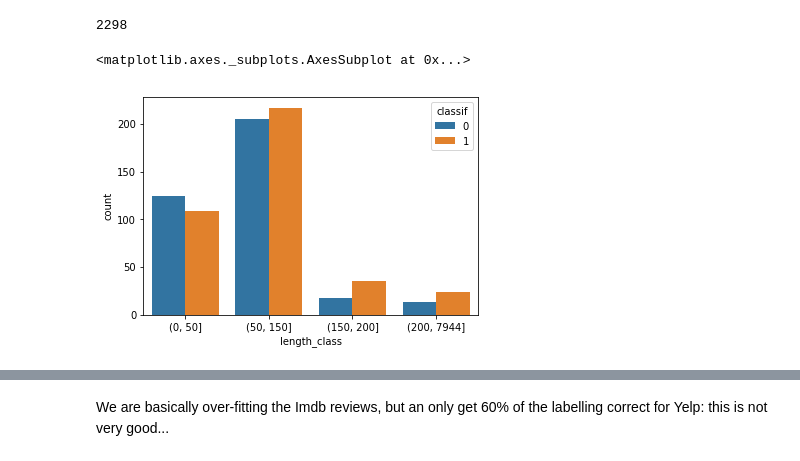
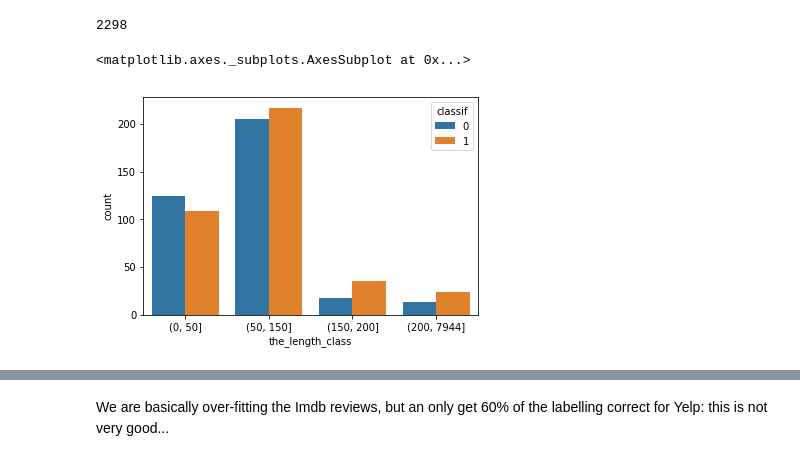
Before and after one commit to percevalve/test, a Jupyter notebook: Naive Bayes sentiment analysis.ipynb, the cells around one changed output, grey strips where cells are left out. Cells and saved outputs as stored; diff of their text form; code cells hidden in the pictures.

```diff
--- a/Naive Bayes sentiment analysis.ipynb
+++ b/Naive Bayes sentiment analysis.ipynb
@@ -10,7 +30,7 @@ import os
 # %%
-review_raw = pd.read_csv("imdb_labelled.txt", delimiter= '\t', header=None)
+review_raw = pd.read_csv("sentiment/imdb_labelled.txt", delimiter= '\t', header=None)
 review_raw.columns = ['review', 'classif']
-second_raw = pd.read_csv("yelp_labelled.txt", delimiter= '\t', header=None)
+second_raw = pd.read_csv("sentiment/yelp_labelled.txt", delimiter= '\t', header=None)
 second_raw.columns = ['review', 'classif']
 # %% [markdown]
 # Data
@@ -86,14 +106,14 @@ for key in keywords:
 review_raw["question"] = review_raw.review.str.contains("\?")
 review_raw["love"] = review_raw.review.str.contains("love*")
 # %%
-review_raw["length"] = review_raw.review.str.len()
+review_raw["the_length"] = review_raw.review.str.len()
 # %%
-review_raw["length_class"]=pd.cut(review_raw.length,[0,50,150,200,max(review_raw.length)])
+review_raw["the_length_class"]=pd.cut(review_raw.the_length,[0,50,150,200,max(review_raw.the_length)])
 # %%
-sns.countplot(data=review_raw,x="length_class",hue="classif")
+sns.countplot(data=review_raw,x="the_length_class",hue="classif")
 # %% [output]
 <matplotlib.axes._subplots.AxesSubplot at 0x...>
-[figure, old version]
+[figure, new version]
 # %%
 sns.heatmap(review_raw.corr())
 # %% [output]
```
Also changed, not shown: parts of 24 cells of this notebook.
